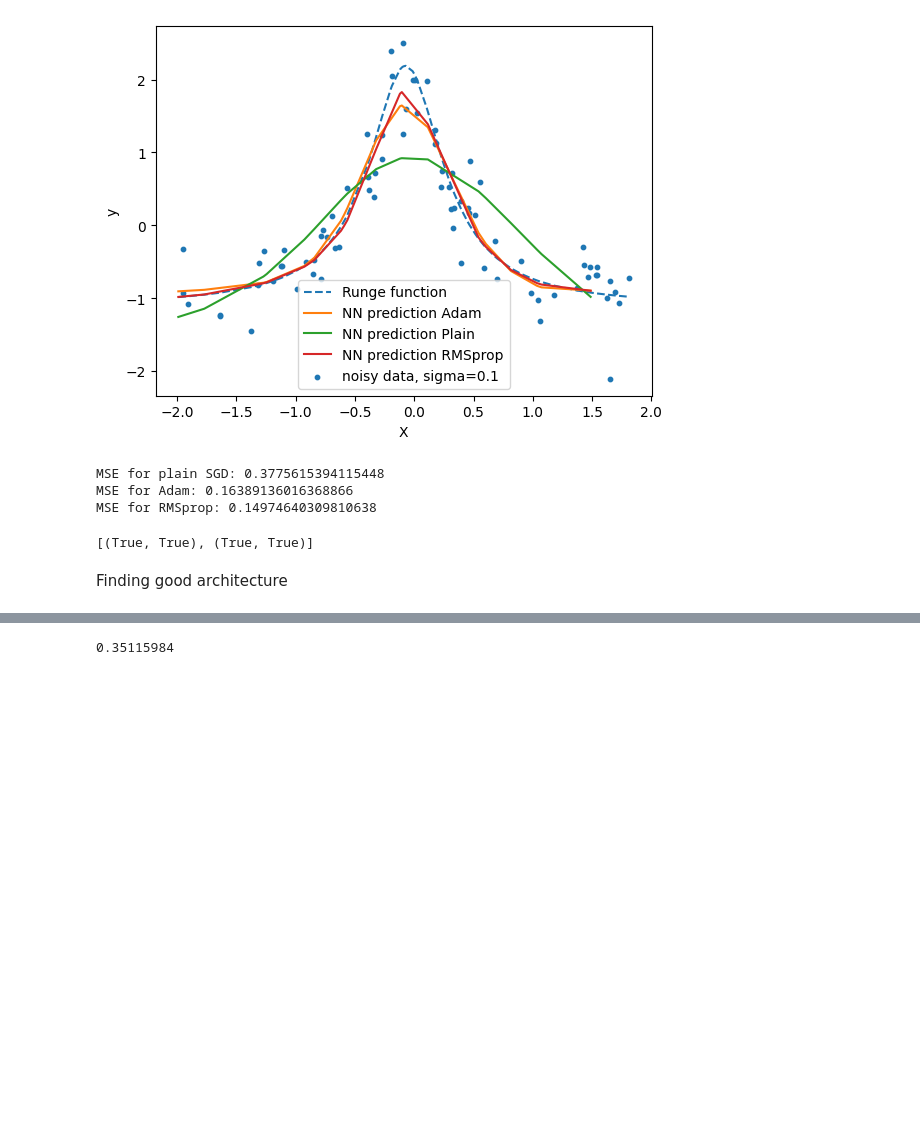
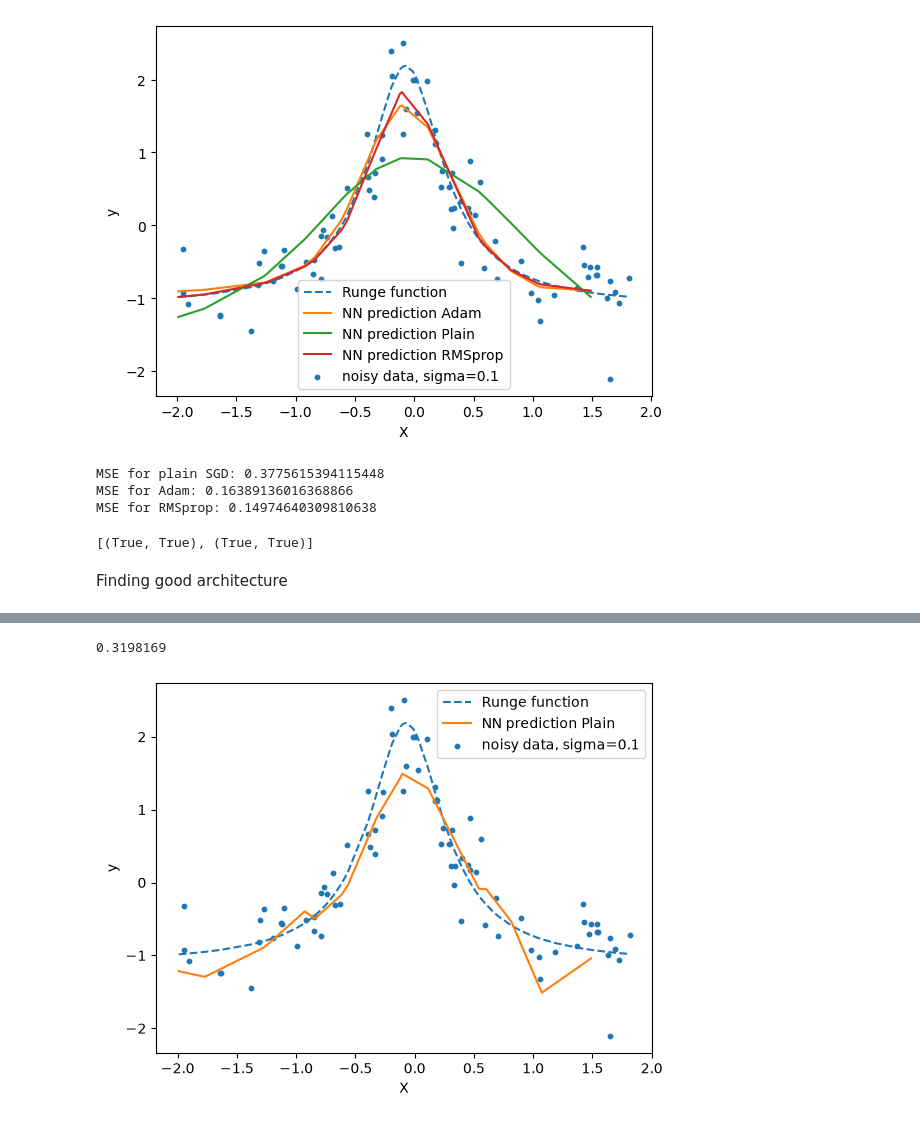
Before and after one commit to kevintannum/FYS-STK3155---Projects---UiO, a Jupyter notebook: Code/regression_runges.ipynb, the cells around one changed output, grey strips where cells are left out. Drawn from its saved outputs; the diff is of its cells as text; code cells hidden in the pictures; blank space fills up the shorter version.

```diff
--- a/Code/regression_runges.ipynb
+++ b/Code/regression_runges.ipynb
@@ -267,27 +267,39 @@ for i in range(len(functions)):
 # %%
 #test the MSE of a network that isn't trained:
 Xtrain, Xtest, ytrain, ytest = train_test_split(X_scaled, y_scaled, test_size=0.2, random_state=42)
 input_size = 1
 layer_output_sizes = [50, 50, 1]
 layers = create_layers(input_size, layer_output_sizes)
-activation_functions = [ReLU, ReLU, lambda z: z]
-activation_ders = [ReLU_der, ReLU_der, lambda z: np.ones_like(z)]
+activation_functions = [leaky_ReLU, leaky_ReLU, lambda z: z]
+activation_ders = [leaky_ReLU_der, leaky_ReLU_der, lambda z: np.ones_like(z)]
 
 layers = train_sgd_adam(
     Xtrain,
     ytrain.reshape(-1,1),
     layers,
     activation_functions,
     activation_ders,
-    1000,
+    100,
     10,
     0.01,
     method = "Ridge",
-    lbd = 0.0001
+    lbd = 0.1
 )
 
 y_pred = feed_forward(Xtest, layers, activation_functions)
 MSE_test = np.mean((y_pred.flatten()- ytest)**2)
 print(MSE_test)
+
+sort_idx = np.argsort(Xtest.flatten())
+
+plt.plot(X_scaled, Yrunge_scaled, label="Runge function", linestyle="--")
+#plt.plot(Xtest[sort_idx], y_pred_adam[sort_idx], label="NN prediction Adam")
+plt.plot(Xtest[sort_idx], y_pred[sort_idx], label="NN prediction Plain")
+plt.scatter(Xtrain, ytrain, s=10, label=f"noisy data, sigma={sigma}")
+plt.xlabel("X")
+plt.ylabel("y")
+plt.legend()
+plt.show()
 # %% [output]
-0.35115984
+0.3198169
+[figure, added]
```
Also changed, not shown: parts of 4 cells of this notebook.
